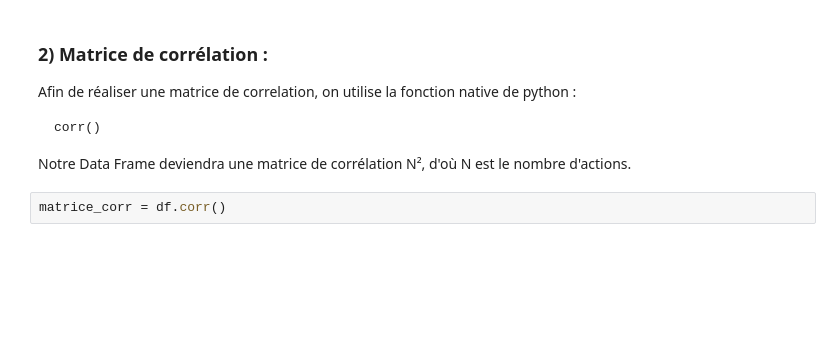
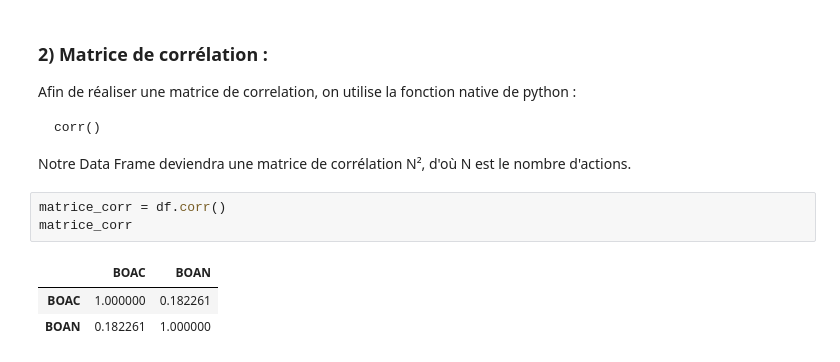
Before and after one commit to Arthure777/Heatmap-of-correlation-between-BRVM-equities, a Jupyter notebook: 2-Code/explication-implémentation.ipynb, the cells around one changed output. Drawn from its saved outputs; the diff is of its cells as text; blank space fills up the shorter version.

```diff
--- a/2-Code/explication-implémentation.ipynb
+++ b/2-Code/explication-implémentation.ipynb
@@ -92,3 +96,8 @@ corr()
 Notre Data Frame deviendra une matrice de corrélation N², d'où N est le nombre d'actions.
 # %%
 matrice_corr = df.corr()
+matrice_corr
+# %% [output]
+|  | BOAC | BOAN |
+| BOAC | 1.000000 | 0.182261 |
+| BOAN | 0.182261 | 1.000000 |
```
Also changed, not shown: parts of 13 cells of this notebook.
